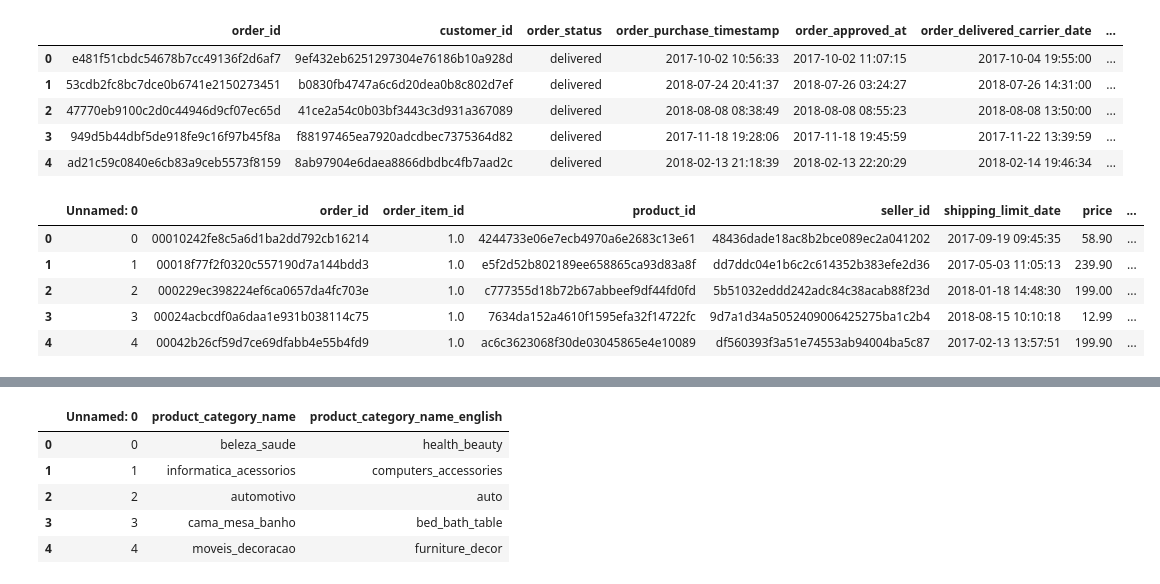
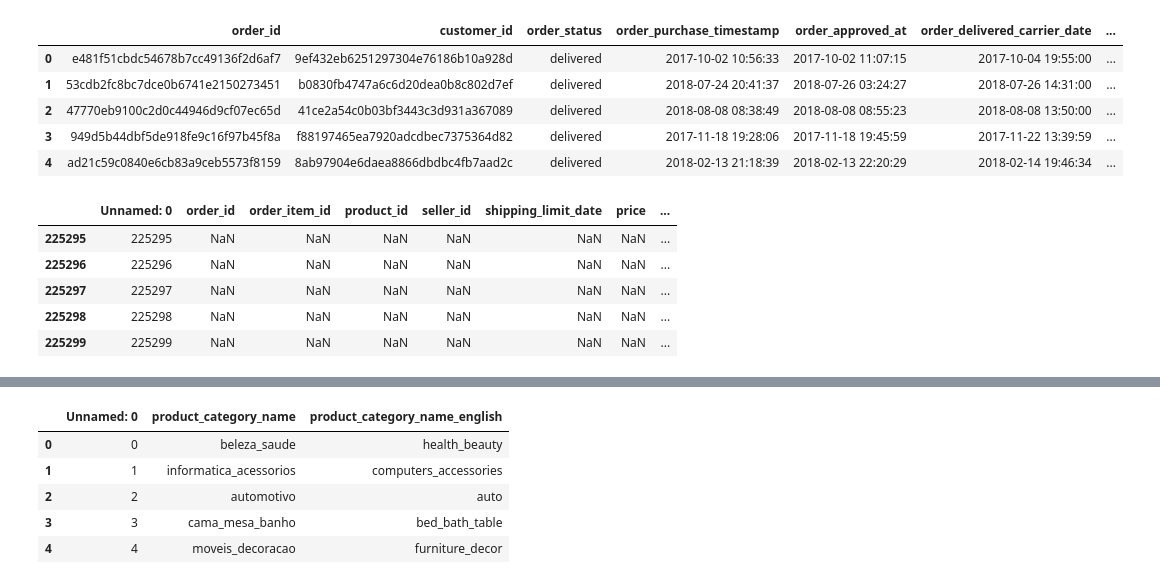
Before and after one commit to barly13/rostelecom_hackathon, a Jupyter notebook: EDA.ipynb, the cells around one changed output, grey strips where cells are left out. Cells and saved outputs as stored; diff of their text form; code cells hidden in the pictures.

```diff
--- a/EDA.ipynb
+++ b/EDA.ipynb
@@ -60,11 +60,11 @@ orders_df.head()
 | 3 | 949d5b44dbf5de918fe9c16f97b45f8a | f88197465ea7920adcdbec7375364d82 | delivered | 2017-11-18 19:28:06 | 2017-11-18 19:45:59 | 2017-11-22 13:39:59 | ... |
 | 4 | ad21c59c0840e6cb83a9ceb5573f8159 | 8ab97904e6daea8866dbdbc4fb7aad2c | delivered | 2018-02-13 21:18:39 | 2018-02-13 22:20:29 | 2018-02-14 19:46:34 | ... |
 # %%
-orders_items_df.head()
+orders_items_df.tail()
 # %% [output]
 |  | Unnamed: 0 | order_id | order_item_id | product_id | seller_id | shipping_limit_date | price | ... |
-| 0 | 0 | 00010242fe8c5a6d1ba2dd792cb16214 | 1.0 | 4244733e06e7ecb4970a6e2683c13e61 | 48436dade18ac8b2bce089ec2a041202 | 2017-09-19 09:45:35 | 58.90 | ... |
-| 1 | 1 | 00018f77f2f0320c557190d7a144bdd3 | 1.0 | e5f2d52b802189ee658865ca93d83a8f | dd7ddc04e1b6c2c614352b383efe2d36 | 2017-05-03 11:05:13 | 239.90 | ... |
-| 2 | 2 | 000229ec398224ef6ca0657da4fc703e | 1.0 | c777355d18b72b67abbeef9df44fd0fd | 5b51032eddd242adc84c38acab88f23d | 2018-01-18 14:48:30 | 199.00 | ... |
-| 3 | 3 | 00024acbcdf0a6daa1e931b038114c75 | 1.0 | 7634da152a4610f1595efa32f14722fc | 9d7a1d34a5052409006425275ba1c2b4 | 2018-08-15 10:10:18 | 12.99 | ... |
-| 4 | 4 | 00042b26cf59d7ce69dfabb4e55b4fd9 | 1.0 | ac6c3623068f30de03045865e4e10089 | df560393f3a51e74553ab94004ba5c87 | 2017-02-13 13:57:51 | 199.90 | ... |
+| 225295 | 225295 | NaN | NaN | NaN | NaN | NaN | NaN | ... |
+| 225296 | 225296 | NaN | NaN | NaN | NaN | NaN | NaN | ... |
+| 225297 | 225297 | NaN | NaN | NaN | NaN | NaN | NaN | ... |
+| 225298 | 225298 | NaN | NaN | NaN | NaN | NaN | NaN | ... |
+| 225299 | 225299 | NaN | NaN | NaN | NaN | NaN | NaN | ... |
```
Also changed, not shown: parts of 6 cells of this notebook, 2 other files.
